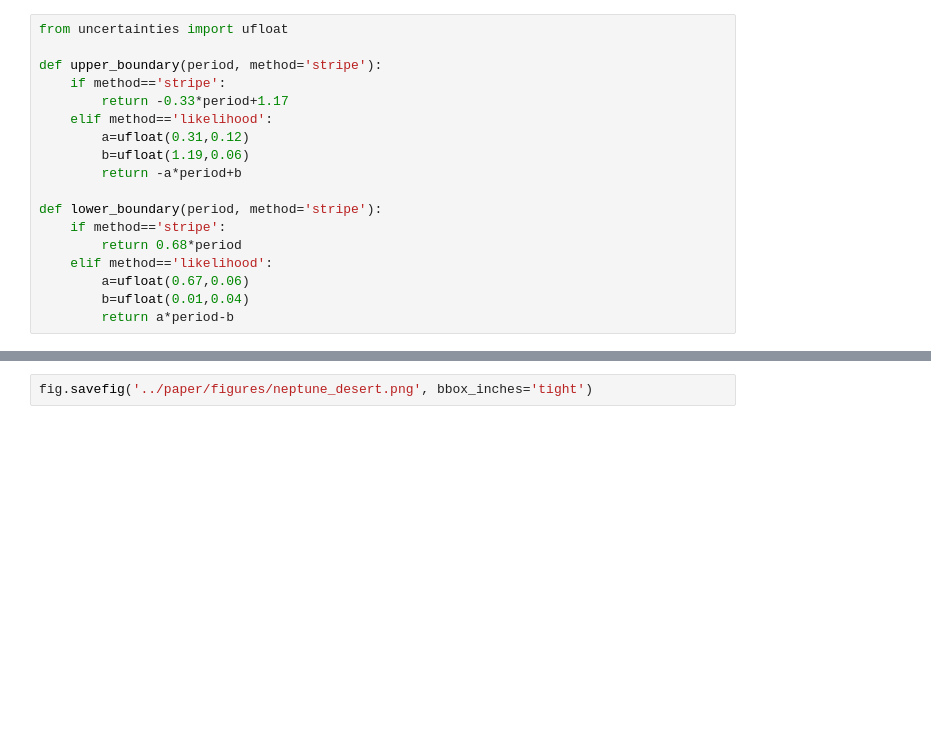
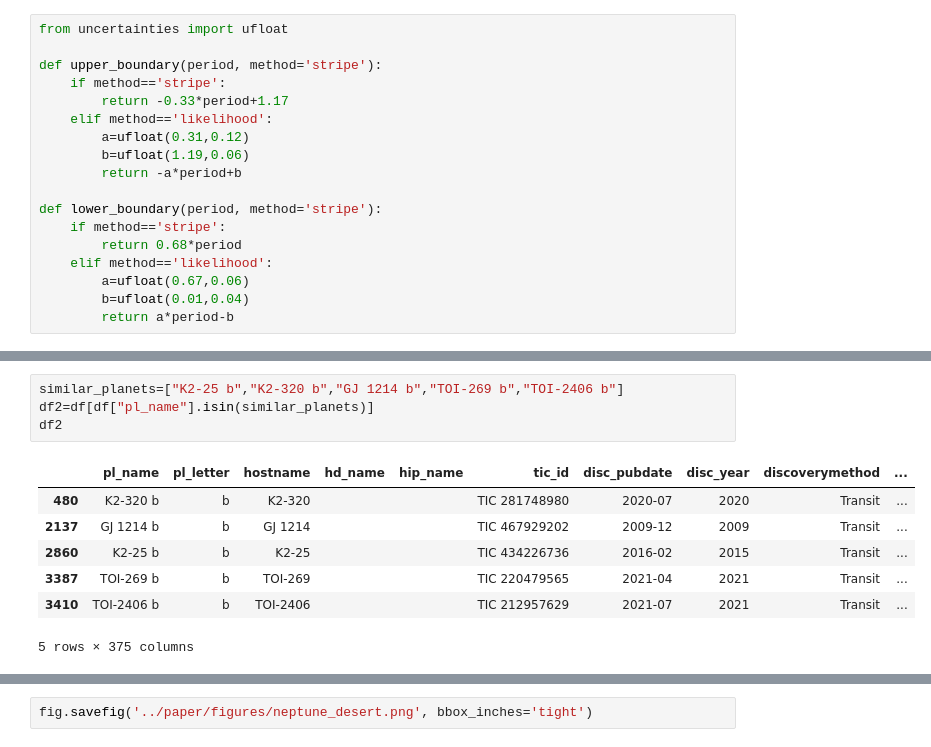
Before and after one commit to jpdeleon/toi1696, a Jupyter notebook: notebooks/neptune_desert.ipynb, the cells around one changed output, grey strips where cells are left out. Drawn from its saved outputs; the diff is of its cells as text; blank space fills up the shorter version.

```diff
--- a/notebooks/neptune_desert.ipynb
+++ b/notebooks/neptune_desert.ipynb
@@ -49,0 +55,12 @@ array([[0.50514998],
+# %%
+similar_planets=["K2-25 b","K2-320 b","GJ 1214 b","TOI-269 b","TOI-2406 b"]
+df2=df[df["pl_name"].isin(similar_planets)]
+df2
+# %% [output]
+|  | pl_name | pl_letter | hostname | hd_name | hip_name | tic_id | disc_pubdate | disc_year | discoverymethod | ... |
+| 480 | K2-320 b | b | K2-320 |  |  | TIC 281748980 | 2020-07 | 2020 | Transit | ... |
+| 2137 | GJ 1214 b | b | GJ 1214 |  |  | TIC 467929202 | 2009-12 | 2009 | Transit | ... |
+| 2860 | K2-25 b | b | K2-25 |  |  | TIC 434226736 | 2016-02 | 2015 | Transit | ... |
+| 3387 | TOI-269 b | b | TOI-269 |  |  | TIC 220479565 | 2021-04 | 2021 | Transit | ... |
+| 3410 | TOI-2406 b | b | TOI-2406 |  |  | TIC 212957629 | 2021-07 | 2021 | Transit | ... |
+5 rows × 375 columns
```
Also changed, not shown: parts of 7 cells of this notebook, 14 other files.
